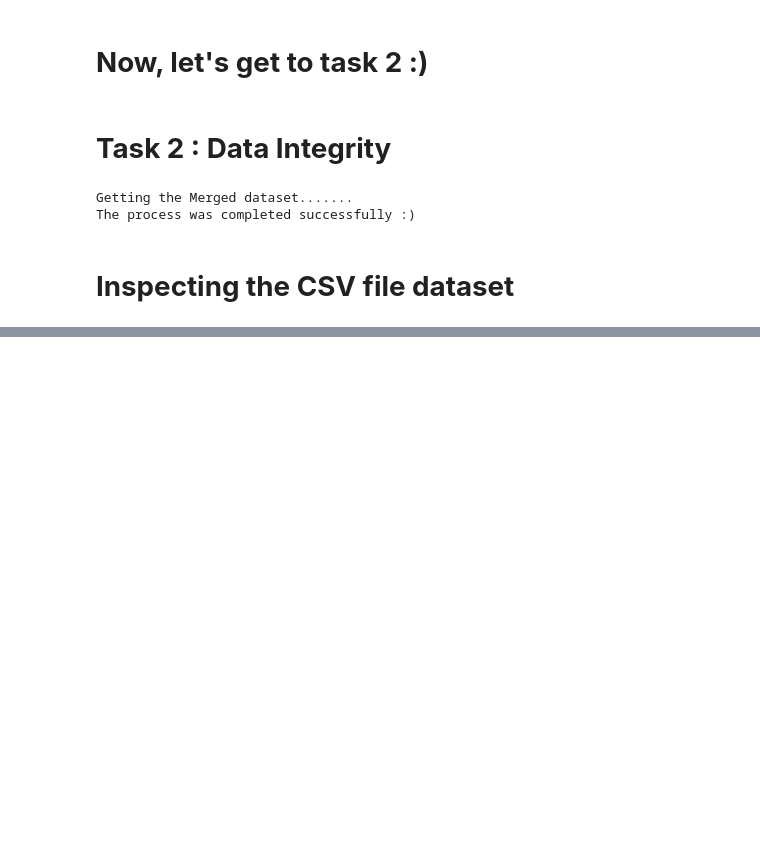
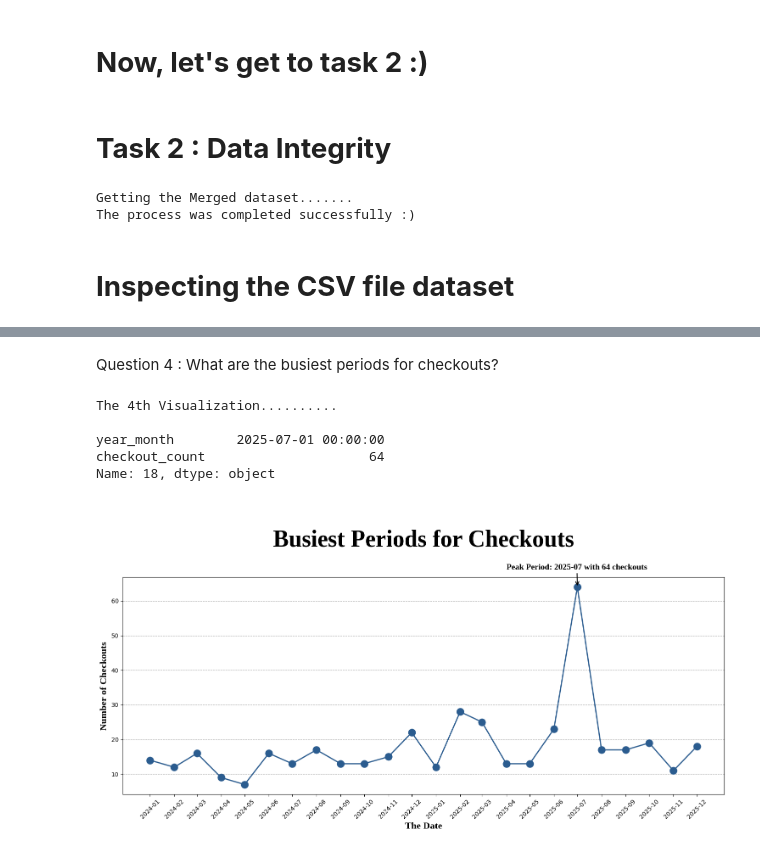
Before and after one commit to rghdzarad/31109170100123_Library, a Jupyter notebook: 31109170100123_Library_project_notebook.ipynb, the cells around one changed output, grey strips where cells are left out. Saved outputs shown, nothing was run; the diff lists cells and outputs as text; code cells hidden in the pictures; blank space fills up the shorter version.

```diff
--- a/31109170100123_Library_project_notebook.ipynb
+++ b/31109170100123_Library_project_notebook.ipynb
@@ -773,0 +1219,64 @@ dtype: object
+# %% [markdown]
+Question 4 : What are the busiest periods for checkouts?
+# %%
+# Question 4 : What are the busiest periods for checkouts
+print("The 4th Visualization..........")
+print()
+# Ensure 'checkout_date' is in datetime format
+df_clean["checkout_date"] = pd.to_datetime(df_clean["checkout_date"], format="mixed") # to accept any format for the date
+
+#to prevent any modifications on the original cleaned dataset
+df_for_time = df_clean.copy()
+
+# Extract year and month
+df_for_time["year_month"] = df_for_time["checkout_date"].dt.to_period("M") # Extracts the year and month from the dates and converts them into monthly periods without the days
+
+# groups the data by the year_month column, counts the checkouts in each group, and saves it as a clean summary table named month_year.
+month_year = df_for_time.groupby("year_month").size().reset_index(name = "checkout_count")
+# reset_index() restores clean, sequential row numbering after operations like filtering or grouping, preventing errors during future data analysis.
+
+# Convert 'year_month' back to a datetime object for plotting (the chart)
+month_year["year_month"] = month_year["year_month"].dt.to_timestamp()
+#Converts the monthly periods back into standard pandas timestamp objects, which makes them much easier for plotting libraries to handle on a chart.
+
+# the visualization
+# the peak month
+peak = month_year.loc[month_year["checkout_count"].idxmax()]
+print(peak)
+#plotting
+fig , axes = plt.subplots(figsize = (15,8)) # the figure and the axes
+# creating the linechart
+axes.plot(month_year["year_month"] , month_year["checkout_count"] , color = "#2b5c8f" , marker = "o" , markersize = 12 , linewidth = 2)
+# setting the title
+axes.set_title("\nBusiest Periods for Checkouts\n" , fontsize = 40 , fontweight = "bold" , fontfamily = "Liberation Serif")
+# setting the y-axis label
+axes.set_ylabel("Number of Checkouts" , fontsize = 16, fontweight = "bold" , fontfamily = "Liberation Serif")
+# setting the x-axis label
+axes.set_xlabel("The Date" , fontsize = 16, fontweight = "bold" , fontfamily = "Liberation Serif")
+# setting the grid of the chart
+axes.grid(True , linestyle = "--" , alpha = 0.7 , color = "grey")
+# xticks
+axes.set_xticks(ticks = month_year["year_month"])
+axes.set_xticklabels(labels = month_year["year_month"].dt.strftime("%Y-%m"), rotation = 45)
+plt.gca().xaxis.grid(False) # Remove vertical gridlines for a cleaner look
+plt.tight_layout() # for a clean, nice chart without any element getting on the other
+# the annotation
+plt.annotate(
+    f"Peak Period: {peak['year_month'].strftime('%Y-%m')} with {peak['checkout_count']} checkouts", # the text that will demonstrate the most important point on the line chart
+    # .strftime('%Y-%m') turns the date needed to a month and a year date
+    xy=(peak["year_month"],64), # the location of the arrow by the chart values
+    xytext=(-120, 30), # the location of the text of the arrow by pixels
+    textcoords="offset points",    # Enables relative pixel shifting instead of using chart values to ease the setting of the location
+    arrowprops=dict(facecolor='black' , arrowstyle = "->" , lw=1.5), # the arrow
+    fontsize=14, # the size of the writing
+    fontweight="bold", # the length of the writing
+    fontfamily="Liberation Serif" # the style of the writing
+)
+plt.show()
+# %% [output]
+The 4th Visualization..........
+
+year_month        2025-07-01 00:00:00
+checkout_count                     64
+Name: 18, dtype: object
+[figure, added]
```
Also changed, not shown: parts of 41 cells of this notebook.
